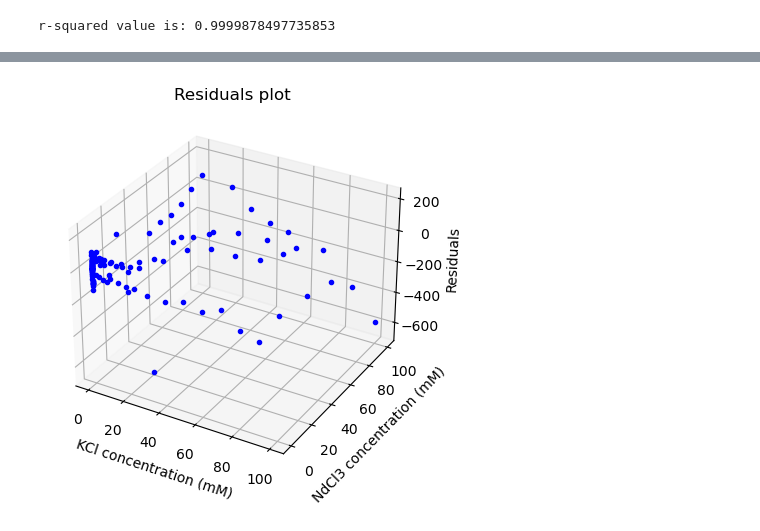
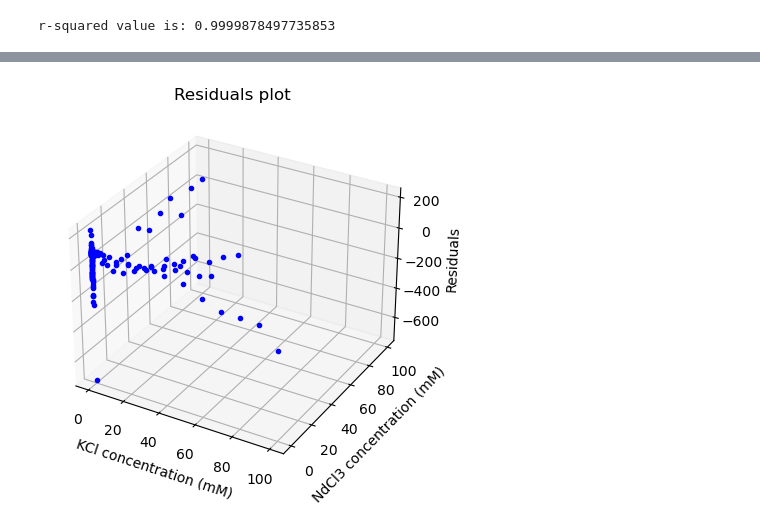
Before and after one commit to dowlinglab/salts-conductivity-modelling, a Jupyter notebook: Regression_full_data.ipynb, the cells around one changed output, grey strips where cells are left out. Cells and saved outputs as stored; diff of their text form; code cells hidden in the pictures.

```diff
--- a/Regression_full_data.ipynb
+++ b/Regression_full_data.ipynb
@@ -677,6 +693,7 @@ KCl_conc = data["KCl_conc"]
 NdCl3_conc = data["NdCl3_conc"]
 NaCl_conc = data["NaCl_conc"]
 CaCl2_conc = data["CaCl2_conc"]
+LaCl3_conc = data["LaCl3_conc"]
 cond = data["Bulk_cond"]
 ndata = len(cond)
 
@@ -687,23 +704,30 @@ KCl_conc_train = KCl_conc
 NdCl3_conc_train = NdCl3_conc
 NaCl_conc_train = NaCl_conc
 CaCl2_conc_train = CaCl2_conc
+LaCl3_conc_train = LaCl3_conc
 
 KCl_conc_hf = [KCl_conc_train[i]**0.5 for i in range(ndata_train)]
 NdCl3_conc_hf = [NdCl3_conc_train[i]**0.5 for i in range(ndata_train)]
 NaCl_conc_hf = [NaCl_conc_train[i]**0.5 for i in range(ndata_train)]
 CaCl2_conc_hf = [CaCl2_conc_train[i]**0.5 for i in range(ndata_train)]
+LaCl3_conc_hf = [LaCl3_conc_train[i]**0.5 for i in range(ndata_train)]
 
 KCl_conc_oh = [KCl_conc_train[i]**1.5 for i in range(ndata_train)]
 NdCl3_conc_oh = [NdCl3_conc_train[i]**1.5 for i in range(ndata_train)]
 NaCl_conc_oh = [NaCl_conc_train[i]**1.5 for i in range(ndata_train)]
 CaCl2_conc_oh = [CaCl2_conc_train[i]**1.5 for i in range(ndata_train)]
+LaCl3_conc_oh = [LaCl3_conc_train[i]**1.5 for i in range(ndata_train)]
 
 KCl_conc_sq = [KCl_conc_train[i]**2 for i in range(ndata_train)]
 NdCl3_conc_sq = [NdCl3_conc_train[i]**2 for i in range(ndata_train)]
 NaCl_conc_sq = [NaCl_conc_train[i]**2 for i in range(ndata_train)]
 CaCl2_conc_sq = [CaCl2_conc_train[i]**2 for i in range(ndata_train)]
+LaCl3_conc_sq = [LaCl3_conc_train[i]**2 for i in range(ndata_train)]
 
-sum_conc = KCl_conc_train + NdCl3_conc_train + NaCl_conc_train + CaCl2_conc_train
+sum_conc = KCl_conc_train + NdCl3_conc_train + NaCl_conc_train + CaCl2_conc_train + LaCl3_conc_train
 sum_sq = [sum_conc[i]**2 for i in range(ndata_train)]
-prdt = [KCl_conc_train[i]*NdCl3_conc_train[i]*NaCl_conc_train[i]*CaCl2_conc_train[i] for i in range(ndata_train)]
+prdt1 = [KCl_conc_train[i]*NdCl3_conc_train[i] for i in range(ndata_train)]
+prdt5 = [NaCl_conc_train[i]*CaCl2_conc_train[i] for i in range(ndata_train)]
+prdt6 = [NaCl_conc_train[i]*LaCl3_conc_train[i] for i in range(ndata_train)]
+prdt9 = [CaCl2_conc_train[i]*LaCl3_conc_train[i] for i in range(ndata_train)]
 # %%
@@ -826,7 +887,7 @@ plt.show()
 # %%
 # variance of residuals
 sse = sum(e[i]**2 for i in range(ndata_train))
-se = sse/(ndata_train - 10)
+se = sse/(ndata_train - 21)
 
 # covariance matrix of fitted parameters
 Sigma_beta = se*XXinv
@@ -897,7 +958,9 @@ KCl_conc = test_data["KCl_conc"]
 NdCl3_conc = test_data["NdCl3_conc"]
 test_cond = test_data["Cond"]
 
+
 ndata = len(test_cond)
+LaCl3_conc = [0 for i in range(ndata)]
 # KCl_conc = np.zeros(ndata)
 # NdCl3_conc = np.zeros(ndata)
 
@@ -906,10 +969,12 @@ CaCl2_conc_oh = [CaCl2_conc[i]**1.5 for i in range(ndata)]
 KCl_conc_oh = [KCl_conc[i]**1.5 for i in range(ndata)]
 NdCl3_conc_oh = [NdCl3_conc[i]**1.5 for i in range(ndata)]
 
+
 NaCl_conc_hf = [NaCl_conc[i]**0.5 for i in range(ndata)]
 CaCl2_conc_hf = [CaCl2_conc[i]**0.5 for i in range(ndata)]
 KCl_conc_hf = [KCl_conc[i]**0.5 for i in range(ndata)]
 NdCl3_conc_hf = [NdCl3_conc[i]**0.5 for i in range(ndata)]
+LaCl3_conc_hf = LaCl3_conc
 
 NaCl_conc_sq = [NaCl_conc[i]**2 for i in range(ndata)]
 CaCl2_conc_sq = [CaCl2_conc[i]**2 for i in range(ndata)]
@@ -925,10 +990,10 @@ NdCl3_conc_sq = [NdCl3_conc[i]**2 for i in range(ndata)]
 # KCl_conc_sq = KCl_conc
 # NdCl3_conc_sq = NdCl3_conc
 
-sum_conc = NaCl_conc + CaCl2_conc + KCl_conc + NdCl3_conc
+sum_conc = NaCl_conc + CaCl2_conc + KCl_conc + NdCl3_conc + LaCl3_conc
 sum_sq = [sum_conc[i]**2 for i in range(ndata)]
 
-X = np.ones((ndata, 10))
+X = np.ones((ndata, 12))
 # X[:, 1] = KCl_conc
 # X[:, 2] = NdCl3_conc
 # X[:, 3] = NaCl_conc
@@ -948,40 +1013,42 @@ X = np.ones((ndata, 10))
 # X[:, 1] = KCl_conc
 # X[:, 2] = NdCl3_conc
 # X[:, 3] = NaCl_conc
 # X[:, 4] = CaCl2_conc
 # X[:, 5] = KCl_conc_oh
 # X[:, 6] = NdCl3_conc_oh
 # X[:, 7] = NaCl_conc_oh
 # X[:, 8] = CaCl2_conc_oh
 # X[:, 9] = sum_sq
 X[:, 1] = KCl_conc
 X[:, 2] = NdCl3_conc
 X[:, 3] = NaCl_conc
 X[:, 4] = CaCl2_conc
-X[:, 5] = KCl_conc_hf
-X[:, 6] = NdCl3_conc_hf
-X[:, 7] = NaCl_conc_hf
-X[:, 8] = CaCl2_conc_hf
-X[:, 9] = sum_sq
+X[:, 5] = LaCl3_conc
+X[:, 6] = KCl_conc_hf
+X[:, 7] = NdCl3_conc_hf
+X[:, 8] = NaCl_conc_hf
+X[:, 9] = CaCl2_conc_hf
+X[:, 10] = LaCl3_conc_hf
+X[:, 11] = sum_sq
 
 cond_pred = np.matmul(beta_hat, np.transpose(X))
 e = cond_pred - test_cond
 
 # plotting residuals
 fig = plt.figure()
 
 # syntax for 3-D projection
 ax = fig.add_subplot(projection ='3d')
 
 # plotting
-ax.plot3D(KCl_conc, NdCl3_conc, e, "b.")
+ax.plot3D(NaCl_conc, CaCl2_conc, e, "b.")
 ax.set_title("Residuals plot")
 ax.set_zlabel("Residuals")
 ax.set_xlabel("KCl concentration (mM)")
 ax.set_ylabel("NdCl3 concentration (mM)")
 plt.show()
 # %% [output]
-[figure, old version]
+[figure, new version]
 # %%
 # r squared evaluation
 sse = sum(e[i]**2 for i in range(ndata))
```
Also changed, not shown: parts of 21 cells of this notebook.
